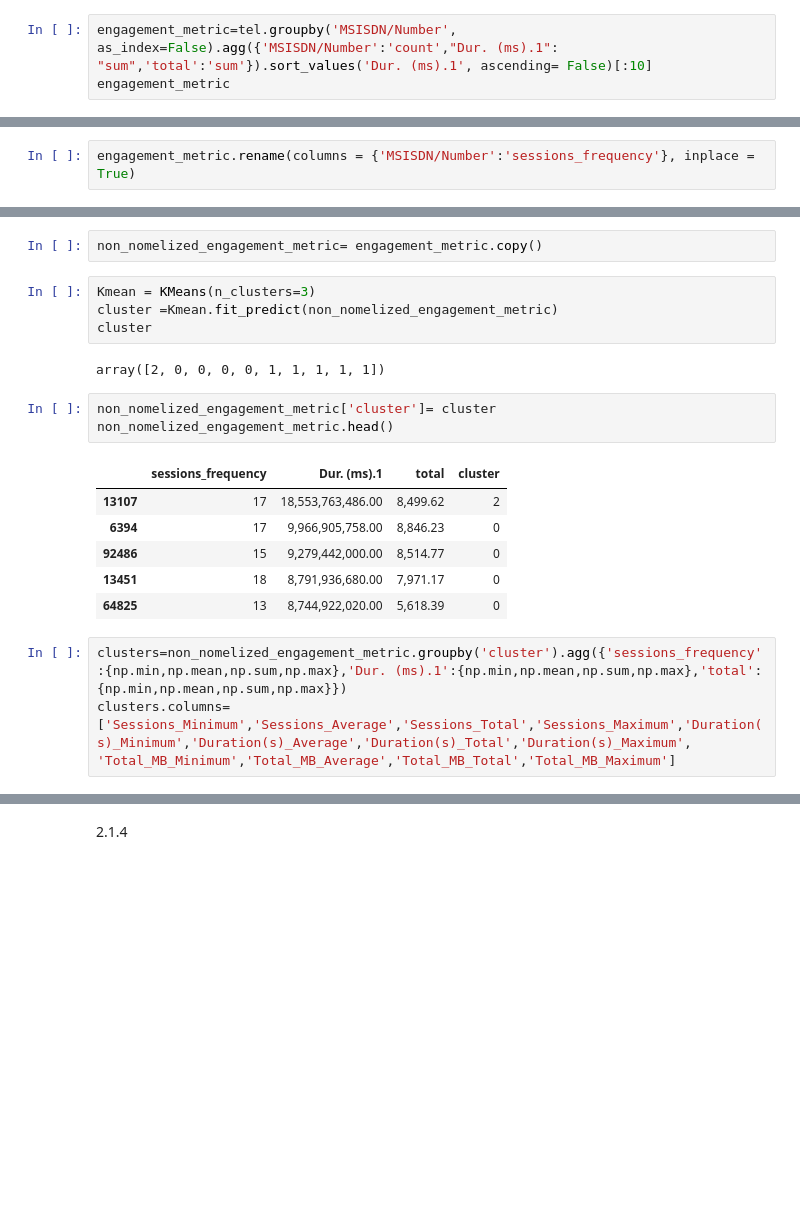
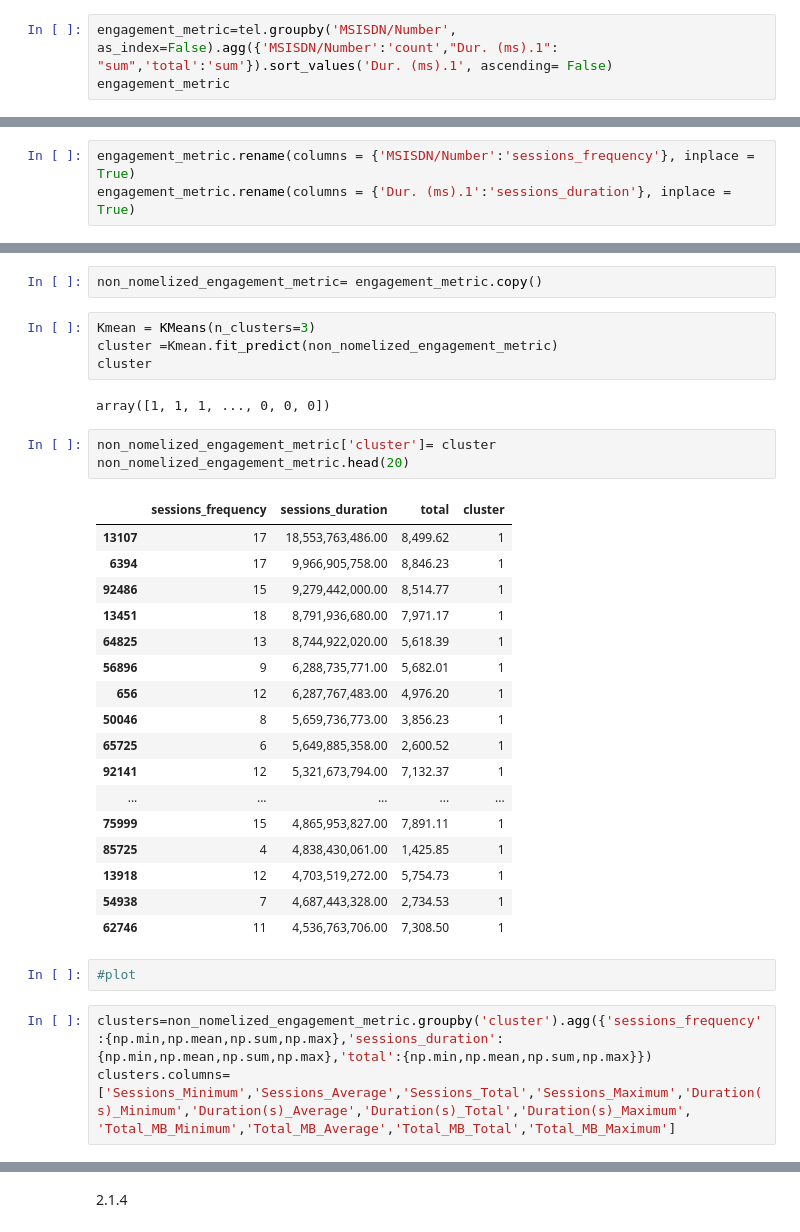
Before and after one commit to joluoch/Telecom_analysis, a Jupyter notebook: notebooks/Task 2.ipynb, the cells around one changed output, grey strips where cells are left out. Cells and saved outputs as stored; diff of their text form; blank space fills up the shorter version.

```diff
--- a/notebooks/Task 2.ipynb
+++ b/notebooks/Task 2.ipynb
@@ -213,7 +274,7 @@ tel_qual.describe()
 # %% [markdown]
 2.1.1
 # %%
-engagement_metric=tel.groupby('MSISDN/Number', as_index=False).agg({'MSISDN/Number':'count',"Dur. (ms).1": "sum",'total':'sum'}).sort_values('Dur. (ms).1', ascending= False)[:10]
+engagement_metric=tel.groupby('MSISDN/Number', as_index=False).agg({'MSISDN/Number':'count',"Dur. (ms).1": "sum",'total':'sum'}).sort_values('Dur. (ms).1', ascending= False)
 engagement_metric
 # %% [output]
 |  | MSISDN/Number | Dur. (ms).1 | total |
@@ -230,5 +293,6 @@ engagement_metric
 # %%
 engagement_metric.rename(columns = {'MSISDN/Number':'sessions_frequency'}, inplace = True)
+engagement_metric.rename(columns = {'Dur. (ms).1':'sessions_duration'}, inplace = True)
 # %%
 engagement_metric
 # %% [output]
@@ -345,19 +421,32 @@ Kmean = KMeans(n_clusters=3)
 cluster =Kmean.fit_predict(non_nomelized_engagement_metric)
 cluster
 # %% [output]
-array([2, 0, 0, 0, 0, 1, 1, 1, 1, 1])
+array([1, 1, 1, ..., 0, 0, 0])
 # %%
 non_nomelized_engagement_metric['cluster']= cluster
-non_nomelized_engagement_metric.head()
+non_nomelized_engagement_metric.head(20)
 # %% [output]
-|  | sessions_frequency | Dur. (ms).1 | total | cluster |
-| 13107 | 17 | 18,553,763,486.00 | 8,499.62 | 2 |
-| 6394 | 17 | 9,966,905,758.00 | 8,846.23 | 0 |
-| 92486 | 15 | 9,279,442,000.00 | 8,514.77 | 0 |
-| 13451 | 18 | 8,791,936,680.00 | 7,971.17 | 0 |
-| 64825 | 13 | 8,744,922,020.00 | 5,618.39 | 0 |
+|  | sessions_frequency | sessions_duration | total | cluster |
+| 13107 | 17 | 18,553,763,486.00 | 8,499.62 | 1 |
+| 6394 | 17 | 9,966,905,758.00 | 8,846.23 | 1 |
+| 92486 | 15 | 9,279,442,000.00 | 8,514.77 | 1 |
+| 13451 | 18 | 8,791,936,680.00 | 7,971.17 | 1 |
+| 64825 | 13 | 8,744,922,020.00 | 5,618.39 | 1 |
+| 56896 | 9 | 6,288,735,771.00 | 5,682.01 | 1 |
+| 656 | 12 | 6,287,767,483.00 | 4,976.20 | 1 |
+| 50046 | 8 | 5,659,736,773.00 | 3,856.23 | 1 |
+| 65725 | 6 | 5,649,885,358.00 | 2,600.52 | 1 |
+| 92141 | 12 | 5,321,673,794.00 | 7,132.37 | 1 |
+| ... | ... | ... | ... | ... |
+| 75999 | 15 | 4,865,953,827.00 | 7,891.11 | 1 |
+| 85725 | 4 | 4,838,430,061.00 | 1,425.85 | 1 |
+| 13918 | 12 | 4,703,519,272.00 | 5,754.73 | 1 |
+| 54938 | 7 | 4,687,443,328.00 | 2,734.53 | 1 |
+| 62746 | 11 | 4,536,763,706.00 | 7,308.50 | 1 |
+# %%
+#plot
 # %%
-clusters=non_nomelized_engagement_metric.groupby('cluster').agg({'sessions_frequency':{np.min,np.mean,np.sum,np.max},'Dur. (ms).1':{np.min,np.mean,np.sum,np.max},'total':{np.min,np.mean,np.sum,np.max}})
+clusters=non_nomelized_engagement_metric.groupby('cluster').agg({'sessions_frequency':{np.min,np.mean,np.sum,np.max},'sessions_duration':{np.min,np.mean,np.sum,np.max},'total':{np.min,np.mean,np.sum,np.max}})
 clusters.columns=['Sessions_Minimum','Sessions_Average','Sessions_Total','Sessions_Maximum','Duration(s)_Minimum','Duration(s)_Average','Duration(s)_Total','Duration(s)_Maximum',
 'Total_MB_Minimum','Total_MB_Average','Total_MB_Total','Total_MB_Maximum']
 # %%
```
Also changed, not shown: parts of 19 cells of this notebook, 2 other files.
